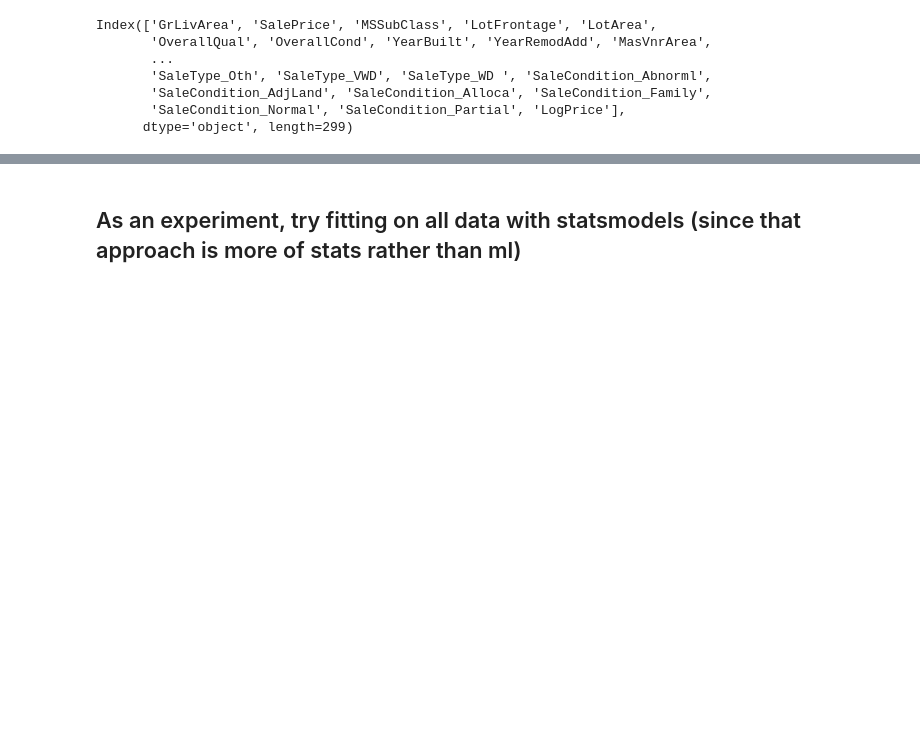
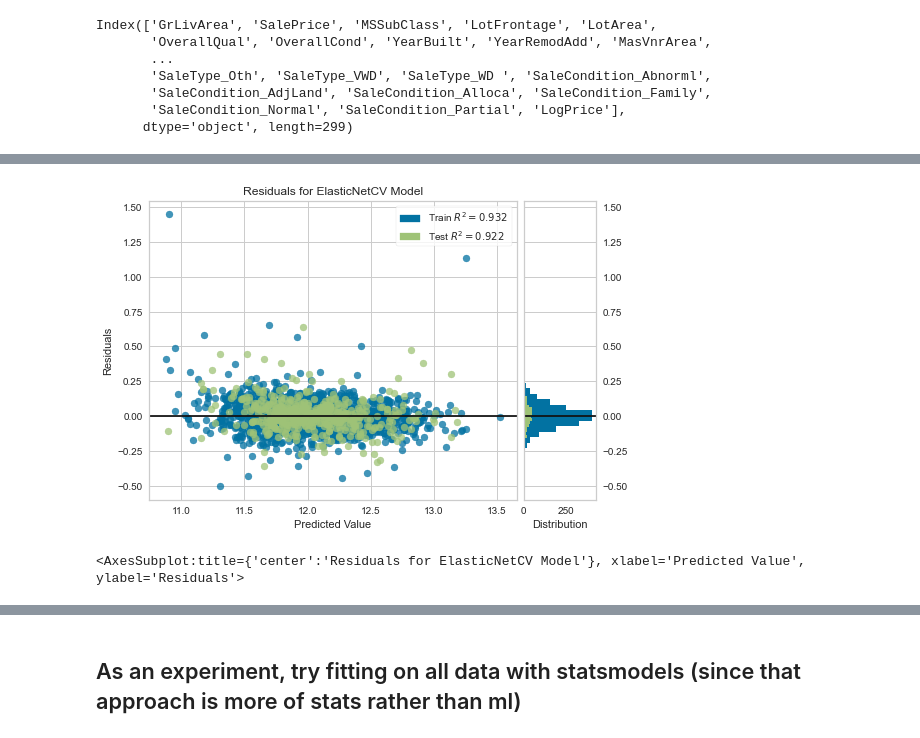
Before and after one commit to dapopov-st/housing-price-predictions, a Jupyter notebook: 001_linear.ipynb, the cells around one changed output, grey strips where cells are left out. Saved outputs shown, nothing was run; the diff lists cells and outputs as text; code cells hidden in the pictures; blank space fills up the shorter version.

Commit message:
add app directory and update data

```diff
--- a/001_linear.ipynb
+++ b/001_linear.ipynb
@@ -342,4 +404,8 @@ X_train, X_test, y_train, y_test = split_into_train_test(alldata[list(final_cols
+# %%
+X_train, X_test, y_train, y_test = split_into_train_test(alldata_[list(final_cols)])
 # %%
 model_lr = LinearRegression()
-run_model(model_lr,X_train,y_train,X_test,y_test)
+pipe = make_pipeline(LinearRegression())
+
+run_model(pipe,X_train,y_train,X_test,y_test)
 # %% [output]
@@ -412,0 +492,9 @@ array([-3.04633326e-02, -0.00000000e+00,  5.88201384e-02,  1.18622430e-02,
+# %%
+model3=ElasticNetCV(l1_ratio=ratios, alphas=alphas, cv=cv, n_jobs=-1, normalize=True)
+visualizer = ResidualsPlot(model3)
+visualizer.fit(X_train, y_train)  # Fit the training data to the visualizer
+visualizer.score(X_test, y_test)  # Evaluate the model on the test data
+visualizer.show()
+# %% [output]
+[figure, added]
+<AxesSubplot:title={'center':'Residuals for ElasticNetCV Model'}, xlabel='Predicted Value', ylabel='Residuals'>
```
Also changed, not shown: parts of 78 cells of this notebook, 14 other files.
